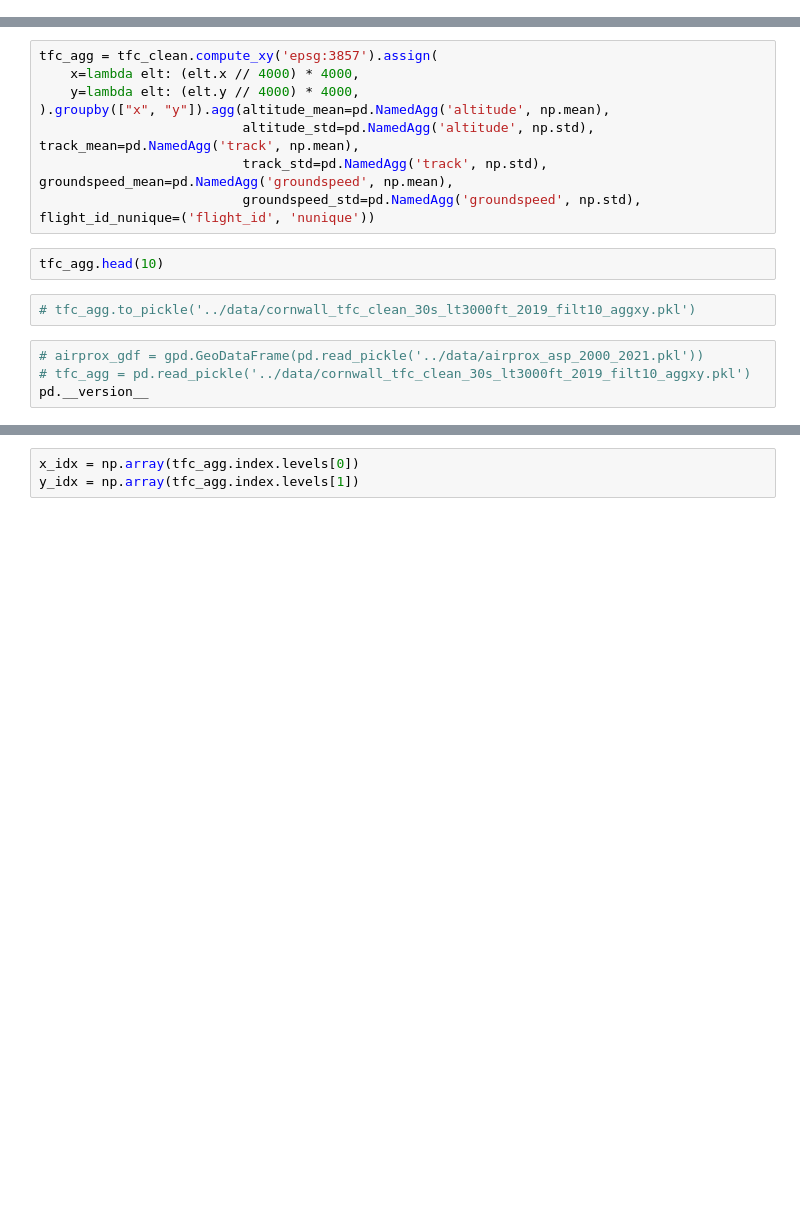
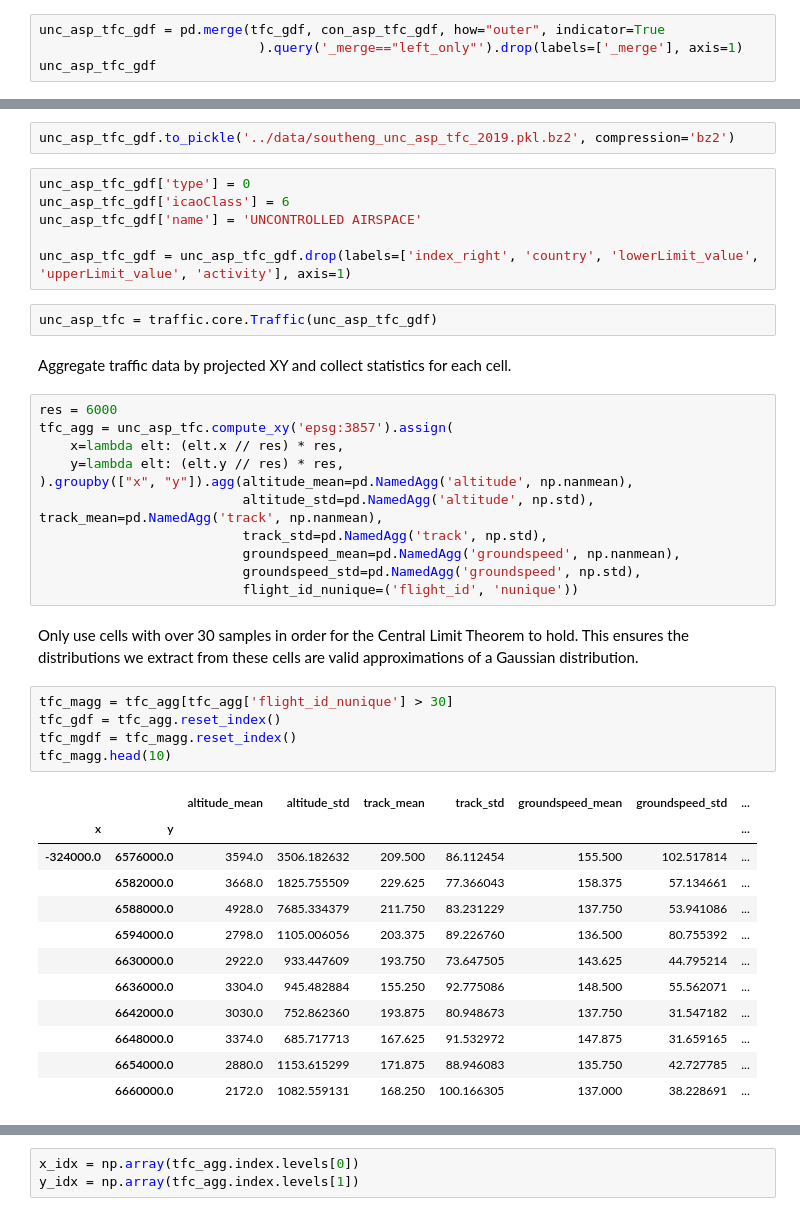
Before and after one commit to aliaksei135/sandbox, a Jupyter notebook: tfc_dists/notebooks/airprox_corr.ipynb, the cells around one changed output, grey strips where cells are left out. Drawn from its saved outputs; the diff is of its cells as text; blank space fills up the shorter version.

```diff
--- a/tfc_dists/notebooks/airprox_corr.ipynb
+++ b/tfc_dists/notebooks/airprox_corr.ipynb
@@ -18,0 +218,4 @@ NameError: name 'tfc_clean' is not defined
+# %%
+unc_asp_tfc_gdf = pd.merge(tfc_gdf, con_asp_tfc_gdf, how="outer", indicator=True
+                            ).query('_merge=="left_only"').drop(labels=['_merge'], axis=1)
+unc_asp_tfc_gdf
@@ -19,17 +236,44 @@ NameError: name 'tfc_clean' is not defined
+# %%
+unc_asp_tfc_gdf.to_pickle('../data/southeng_unc_asp_tfc_2019.pkl.bz2', compression='bz2')
+# %%
+unc_asp_tfc_gdf['type'] = 0
+unc_asp_tfc_gdf['icaoClass'] = 6
+unc_asp_tfc_gdf['name'] = 'UNCONTROLLED AIRSPACE'
+
+unc_asp_tfc_gdf = unc_asp_tfc_gdf.drop(labels=['index_right', 'country', 'lowerLimit_value', 'upperLimit_value', 'activity'], axis=1)
+# %%
+unc_asp_tfc = traffic.core.Traffic(unc_asp_tfc_gdf)
+# %% [markdown]
+Aggregate traffic data by projected XY and collect statistics for each cell.
 # %%
-tfc_agg = tfc_clean.compute_xy('epsg:3857').assign(
-    x=lambda elt: (elt.x // 4000) * 4000,
-    y=lambda elt: (elt.y // 4000) * 4000,
-).groupby(["x", "y"]).agg(altitude_mean=pd.NamedAgg('altitude', np.mean),
-                          altitude_std=pd.NamedAgg('altitude', np.std), track_mean=pd.NamedAgg('track', np.mean),
-                          track_std=pd.NamedAgg('track', np.std), groundspeed_mean=pd.NamedAgg('groundspeed', np.mean),
-                          groundspeed_std=pd.NamedAgg('groundspeed', np.std), flight_id_nunique=('flight_id', 'nunique'))
+res = 6000
+tfc_agg = unc_asp_tfc.compute_xy('epsg:3857').assign(
+    x=lambda elt: (elt.x // res) * res,
+    y=lambda elt: (elt.y // res) * res,
+).groupby(["x", "y"]).agg(altitude_mean=pd.NamedAgg('altitude', np.nanmean),
+                          altitude_std=pd.NamedAgg('altitude', np.std), track_mean=pd.NamedAgg('track', np.nanmean),
+                          track_std=pd.NamedAgg('track', np.std),
+                          groundspeed_mean=pd.NamedAgg('groundspeed', np.nanmean),
+                          groundspeed_std=pd.NamedAgg('groundspeed', np.std),
+                          flight_id_nunique=('flight_id', 'nunique'))
-# %%
-tfc_agg.head(10)
-# %%
-# tfc_agg.to_pickle('../data/cornwall_tfc_clean_30s_lt3000ft_2019_filt10_aggxy.pkl')
-# %%
-# airprox_gdf = gpd.GeoDataFrame(pd.read_pickle('../data/airprox_asp_2000_2021.pkl'))
-# tfc_agg = pd.read_pickle('../data/cornwall_tfc_clean_30s_lt3000ft_2019_filt10_aggxy.pkl')
-pd.__version__
+# %% [markdown]
+Only use cells with over 30 samples in order for the Central Limit Theorem to hold. This ensures the distributions we extract from these cells are valid approximations of a Gaussian distribution.
+# %%
+tfc_magg = tfc_agg[tfc_agg['flight_id_nunique'] > 30]
+tfc_gdf = tfc_agg.reset_index()
+tfc_mgdf = tfc_magg.reset_index()
+tfc_magg.head(10)
+# %% [output]
+|  |  | altitude_mean | altitude_std | track_mean | track_std | groundspeed_mean | groundspeed_std | ... |
+| x | y |  |  |  |  |  |  | ... |
+| -324000.0 | 6576000.0 | 3594.0 | 3506.182632 | 209.500 | 86.112454 | 155.500 | 102.517814 | ... |
+|  | 6582000.0 | 3668.0 | 1825.755509 | 229.625 | 77.366043 | 158.375 | 57.134661 | ... |
+|  | 6588000.0 | 4928.0 | 7685.334379 | 211.750 | 83.231229 | 137.750 | 53.941086 | ... |
+|  | 6594000.0 | 2798.0 | 1105.006056 | 203.375 | 89.226760 | 136.500 | 80.755392 | ... |
+|  | 6630000.0 | 2922.0 | 933.447609 | 193.750 | 73.647505 | 143.625 | 44.795214 | ... |
+|  | 6636000.0 | 3304.0 | 945.482884 | 155.250 | 92.775086 | 148.500 | 55.562071 | ... |
+|  | 6642000.0 | 3030.0 | 752.862360 | 193.875 | 80.948673 | 137.750 | 31.547182 | ... |
+|  | 6648000.0 | 3374.0 | 685.717713 | 167.625 | 91.532972 | 147.875 | 31.659165 | ... |
+|  | 6654000.0 | 2880.0 | 1153.615299 | 171.875 | 88.946083 | 135.750 | 42.727785 | ... |
+|  | 6660000.0 | 2172.0 | 1082.559131 | 168.250 | 100.166305 | 137.000 | 38.228691 | ... |
 # %%
```
Also changed, not shown: parts of 52 cells of this notebook.
